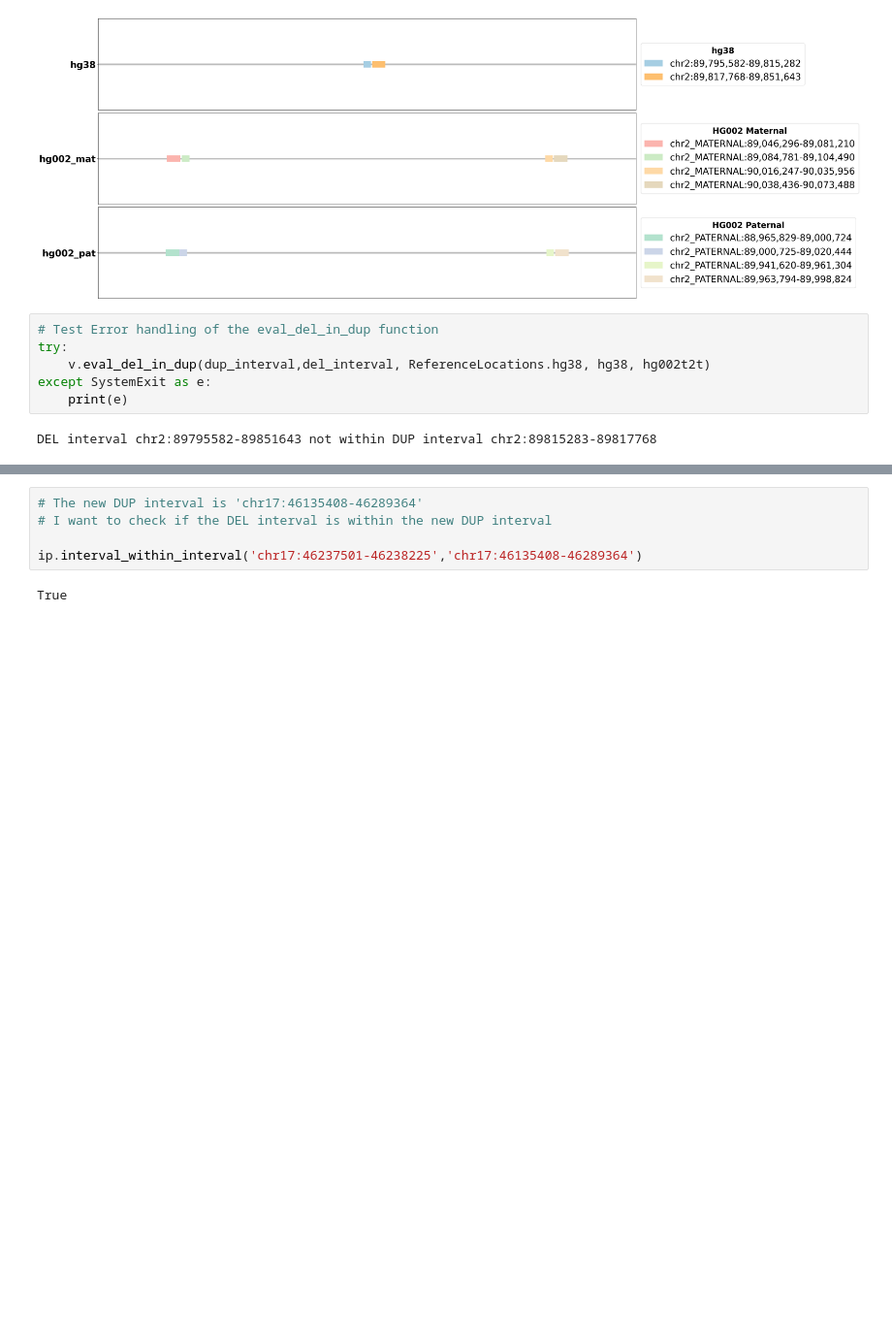
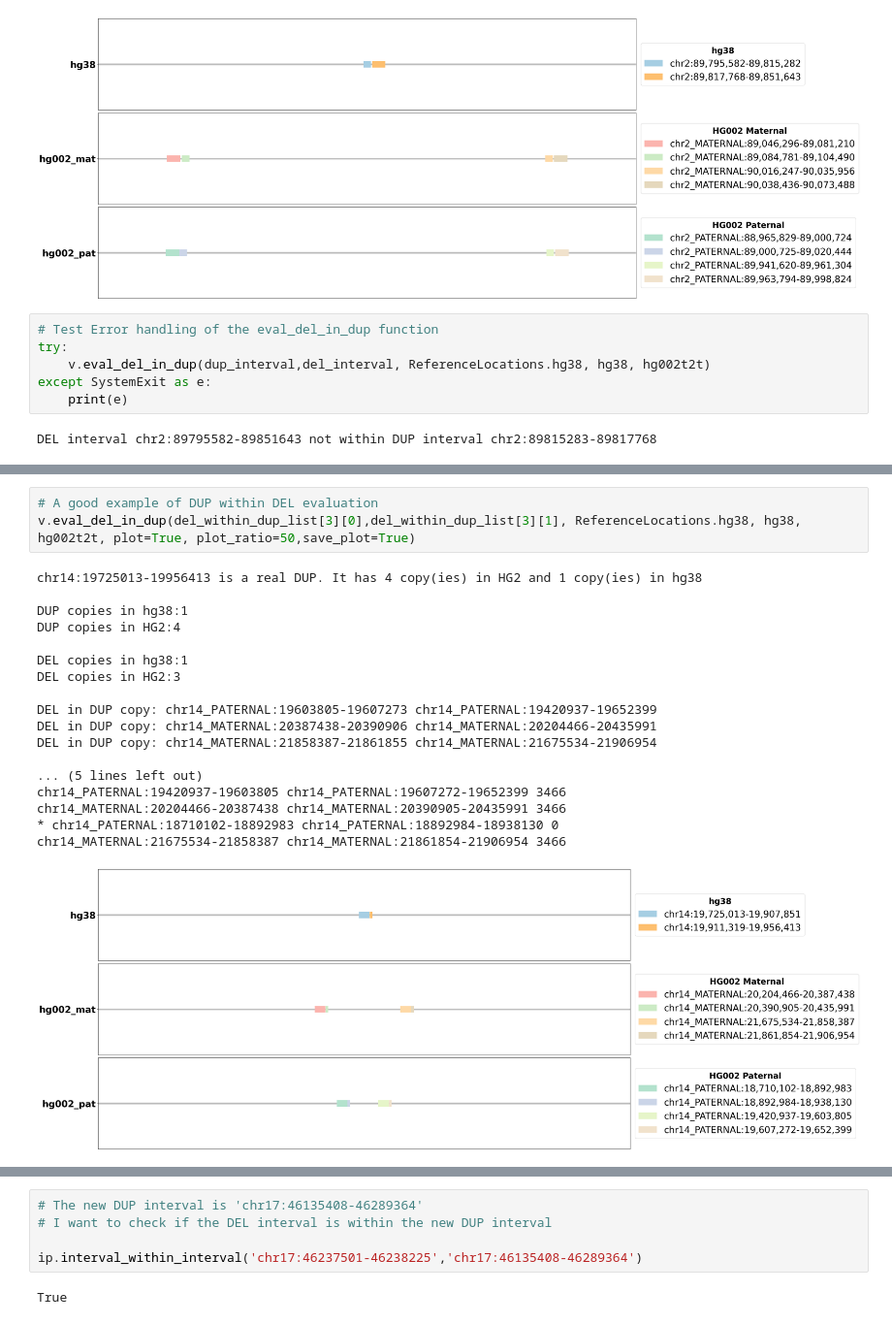
Before and after one commit to broadinstitute/T2T-ACE, a Jupyter notebook: notebooks/yg_dev_notebook.ipynb, the cells around one changed output, grey strips where cells are left out. Shown at 97% size. Cells and saved outputs as stored; diff of their text form; blank space fills up the shorter version.

Commit message:
Added DUP binning eval method

```diff
--- a/notebooks/yg_dev_notebook.ipynb
+++ b/notebooks/yg_dev_notebook.ipynb
@@ -279,6 +275,28 @@ DEL in DUP copy: chr1_MATERNAL:12661062-12666390 chr1_MATERNAL:12654730-12676537
 Complex DUP requires further investigation
 16.DEL within DUP: chr19:27390844-27391527, chr19:27346020-27398099
 Complex DUP requires further investigation
+# %%
+# A good example of DUP within DEL evaluation
+v.eval_del_in_dup(del_within_dup_list[3][0],del_within_dup_list[3][1], ReferenceLocations.hg38, hg38, hg002t2t, plot=True, plot_ratio=50,save_plot=True)
+# %% [output]
+chr14:19725013-19956413 is a real DUP. It has 4 copy(ies) in HG2 and 1 copy(ies) in hg38
+
+DUP copies in hg38:1
+DUP copies in HG2:4
+
+DEL copies in hg38:1
+DEL copies in HG2:3
+
+DEL in DUP copy: chr14_PATERNAL:19603805-19607273 chr14_PATERNAL:19420937-19652399
+DEL in DUP copy: chr14_MATERNAL:20387438-20390906 chr14_MATERNAL:20204466-20435991
+DEL in DUP copy: chr14_MATERNAL:21858387-21861855 chr14_MATERNAL:21675534-21906954
+
+... (5 lines left out)
+chr14_PATERNAL:19420937-19603805 chr14_PATERNAL:19607272-19652399 3466
+chr14_MATERNAL:20204466-20387438 chr14_MATERNAL:20390905-20435991 3466
+* chr14_PATERNAL:18710102-18892983 chr14_PATERNAL:18892984-18938130 0
+chr14_MATERNAL:21675534-21858387 chr14_MATERNAL:21861854-21906954 3466
+[figure, added]
 # %%
 # The right flanking region didn't align to Paternal
 # Requires further investigation
```
Also changed, not shown: parts of 93 cells of this notebook.
